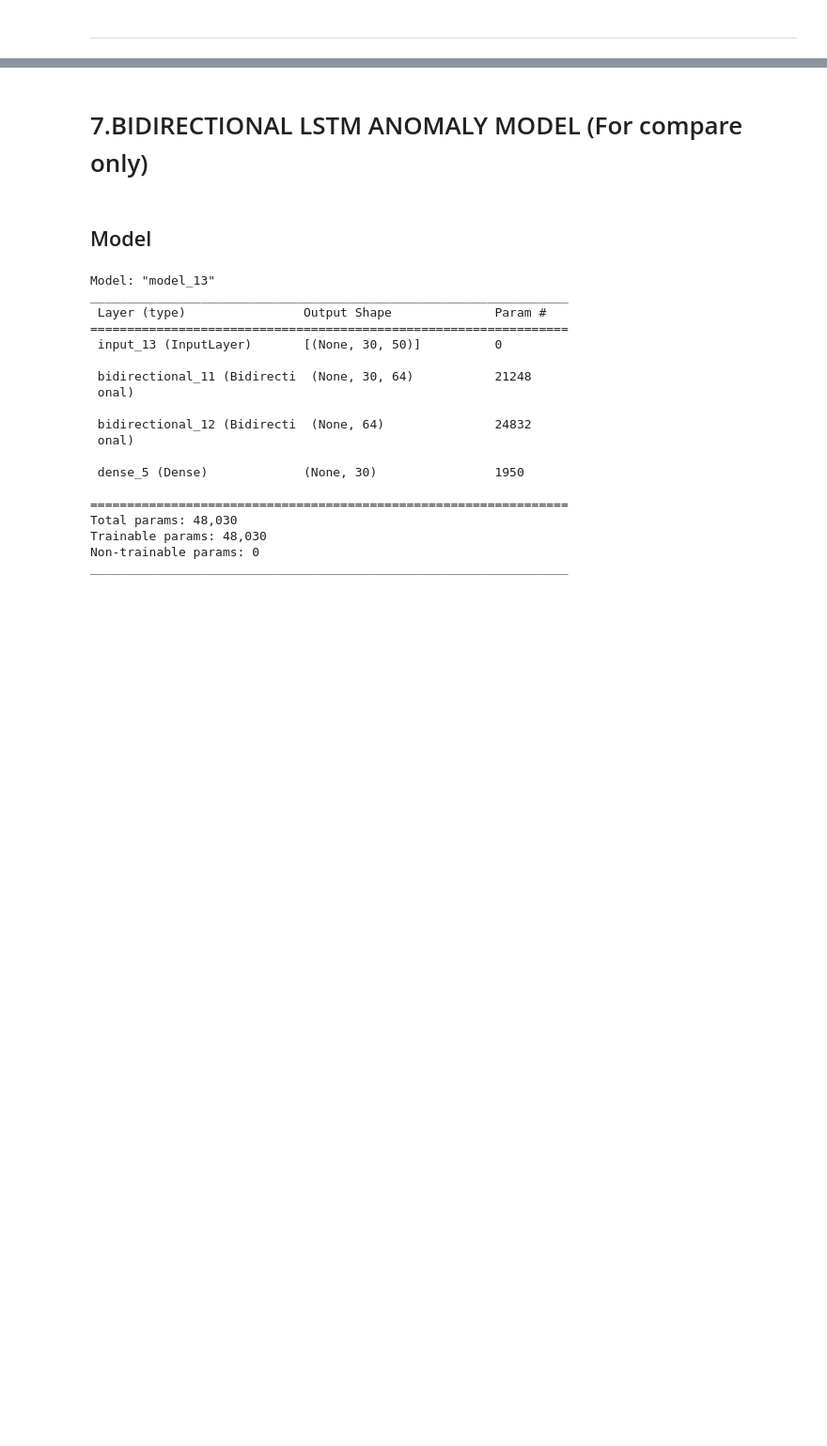
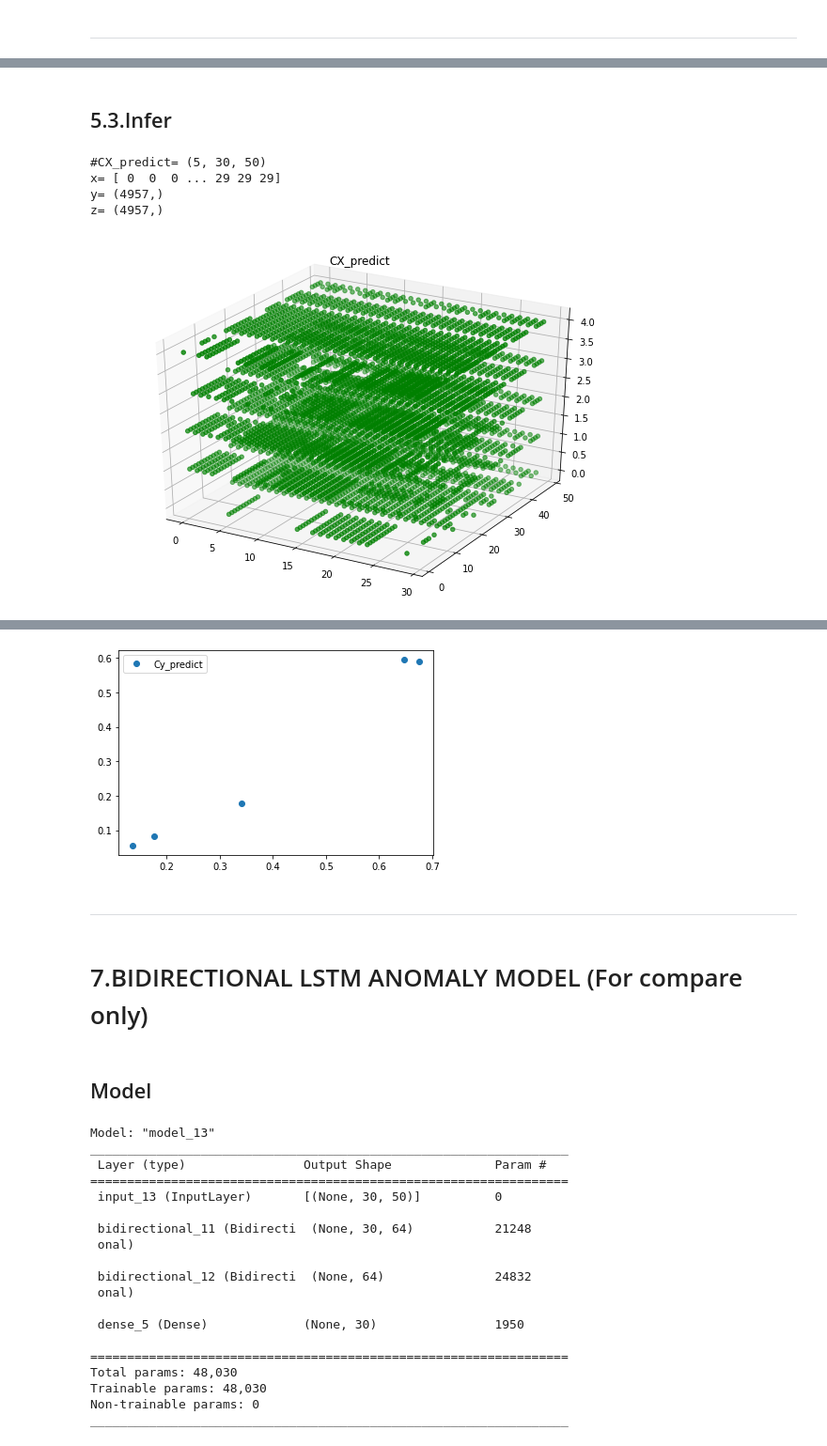
Before and after one commit to lifesboy/selks-lstm-data, a Jupyter notebook: SELKS_LSTM_Anomaly_model.ipynb, the cells around one changed output, grey strips where cells are left out. Shown at 94% size. Cells and saved outputs as stored; diff of their text form; code cells hidden in the pictures; blank space fills up the shorter version.

```diff
--- a/SELKS_LSTM_Anomaly_model.ipynb
+++ b/SELKS_LSTM_Anomaly_model.ipynb
@@ -1259,0 +1338,25 @@ ________________________________________________________________________________
+# %%
+# customAdam = tf.keras.optimizers.Adam(lr=0.0001)
+# model6.compile(optimizer=customAdam,
+#               # Loss function to minimize
+#               loss="binary_crossentropy",
+#               # List of metrics to monitor
+#               metrics=[
+#                   "accuracy",
+#                   "mean_squared_error",
+#                   "binary_crossentropy"
+#               ])
+
+# es = tf.keras.callbacks.EarlyStopping(monitor='loss', mode='min', verbose=1, patience = 5)
+# print('# Fit model on training data')
+
+# history = model6.fit(X_train,
+#                     y_train,
+#                     batch_size=512,
+#                     epochs=50,
+#                     validation_split=0.1,
+#                     callbacks = [es]
+#                    )
+
+model6.compile("adam", "binary_crossentropy", metrics=["accuracy"])
+model6.fit(CX_train, Cy_train, batch_size=32, epochs=10, validation_data=(CX_test, Cy_test))
@@ -1259,0 +1385,12 @@ ________________________________________________________________________________
+# %% [markdown]
+## 5.3.Infer
+# %%
+show_scattered_3d(CX_predict, "CX_predict")
+result = model6.predict(CX_predict)
+show_scattered(result, "Cy_predict")
+# %% [output]
+#CX_predict= (5, 30, 50)
+x= [ 0  0  0 ... 29 29 29]
+y= (4957,)
+z= (4957,)
+[figure, added]
@@ -1260,3 +1399,6 @@ ________________________________________________________________________________
+[figure, added]
+# %% [markdown]
+___
 # %% [markdown]
 # 7.BIDIRECTIONAL LSTM ANOMALY MODEL (For compare only)
 # %% [markdown]
```
Also changed, not shown: parts of 45 cells of this notebook.
